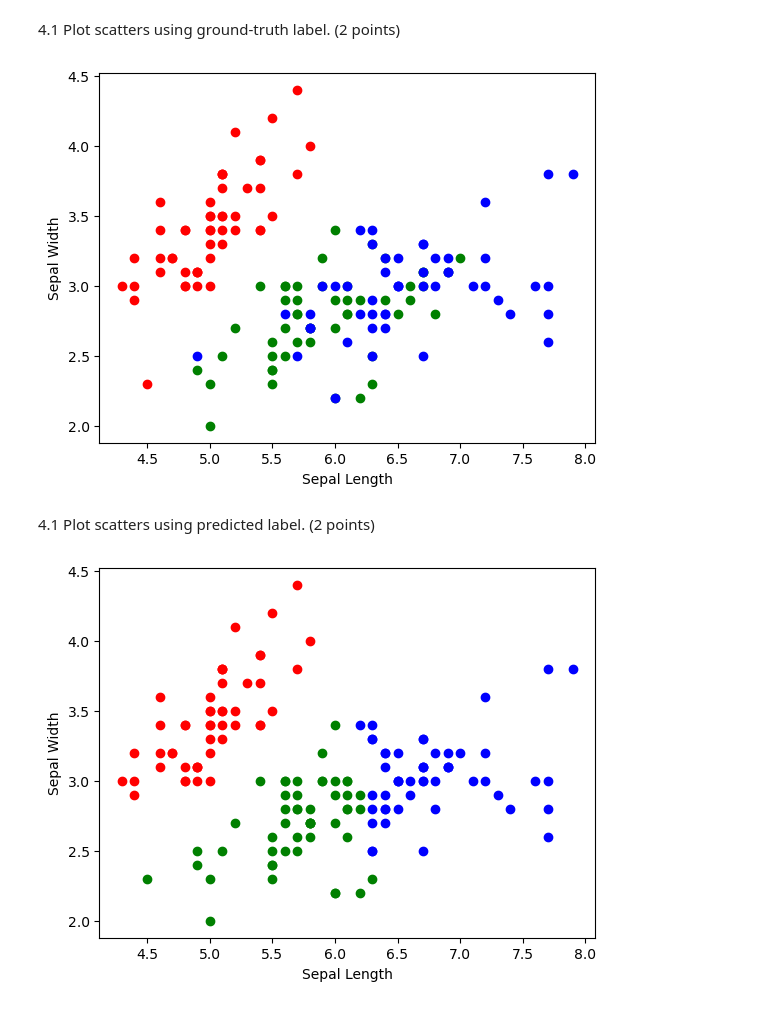
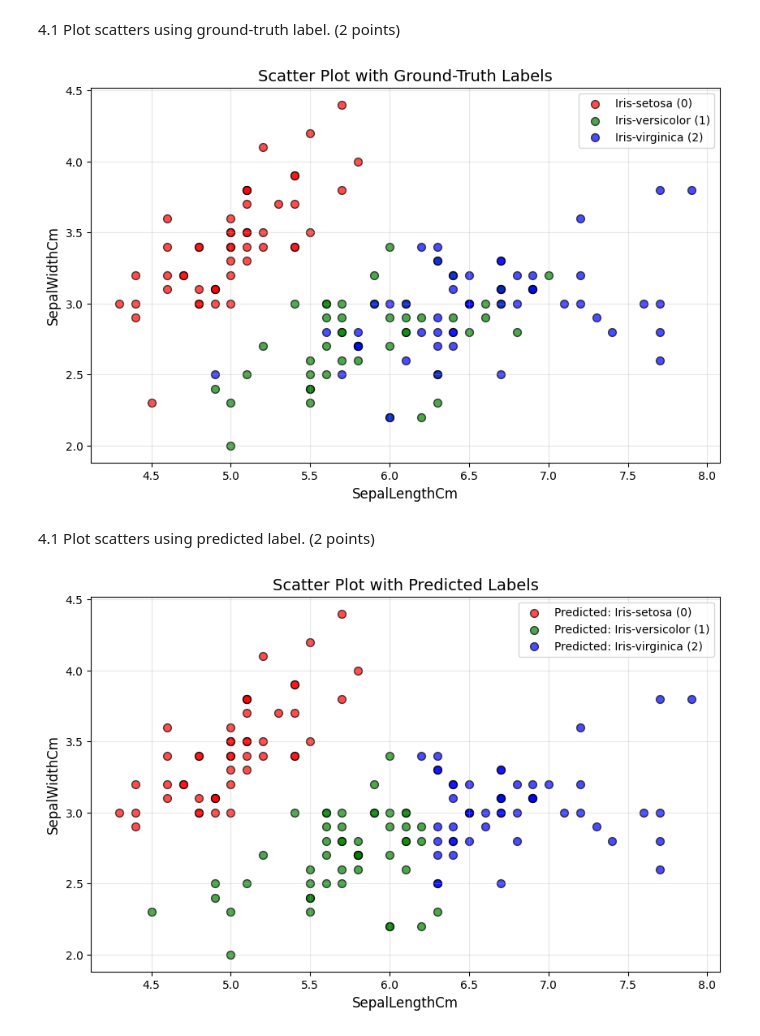
Before and after one commit to LaNasilDark/DDA3020-Assignment, a Jupyter notebook: Assiginment1/HW1_xingqiliang_Q1.ipynb, the cells around one changed output. Drawn from its saved outputs; the diff is of its cells as text; code cells hidden in the pictures.

```diff
--- a/Assiginment1/HW1_P1_Logistic.ipynb
+++ b/Assiginment1/HW1_xingqiliang_Q1.ipynb
@@ -39,13 +39,11 @@ df.head(10)
 ########################
 # Map species to numeric labels: Iris-setosa -> 0, Iris-versicolor -> 1, Iris-virginica -> 2
 species_mapping = {'Iris-setosa': 0, 'Iris-versicolor': 1, 'Iris-virginica': 2}
-df['SpeciesLabel'] = df['Species'].map(species_mapping)
+df['Species_label'] = df['Species'].map(species_mapping)
 
 # Convert to numpy.ndarray with shape (num_data, 1)
-y = df['SpeciesLabel'].values.reshape(-1, 1)
+y = df['Species_label'].values.reshape(-1, 1)
 
 # Show data every 10 lines
-print(f"Shape: {y.shape}")
-print("\nData every 10 lines:")
-print(y[::10])
+df.iloc[::10]
 # %% [output]
@@ -228,6 +240,10 @@ array([[-0.05 , -0.175,  0.225],
 ########################
 # Write your code here #
 ########################
+# Add x_0 = 1 column to X
+# X shape: [num_data, 2] -> [num_data, 3]
+X = np.c_[np.ones(X.shape[0]), X]
+X
 # %% [output]
 array([[1. , 5.1, 3.5],
        [1. , 4.9, 3. ],
@@ -296,14 +342,67 @@ w = gradient_descent(X, y, lr, epoch)
 # %%
 ########################
 # Write your code here #
 ########################
+# Plot scatter plot using ground-truth labels
+plt.figure(figsize=(10, 6))
+
+# Define colors for each class
+colors = ['red', 'green', 'blue']
+labels = ['Iris-setosa (0)', 'Iris-versicolor (1)', 'Iris-virginica (2)']
+
+# Plot each class separately
+for i in range(3):
+    # Find indices where y equals i
+    indices = (y.flatten() == i)
+    # Plot points for this class (X[:, 1] is SepalLengthCm, X[:, 2] is SepalWidthCm)
+    plt.scatter(X[indices, 1], X[indices, 2],
+                c=colors[i], label=labels[i],
+                alpha=0.7, edgecolors='black', s=50)
+
+plt.xlabel('SepalLengthCm', fontsize=12)
+plt.ylabel('SepalWidthCm', fontsize=12)
+plt.title('Scatter Plot with Ground-Truth Labels', fontsize=14)
+plt.legend(fontsize=10)
+plt.grid(True, alpha=0.3)
+plt.show()
 # %% [output]
-[figure, old version]
+[figure, new version]
 # %% [markdown]
 4.1 Plot scatters using predicted label. (2 points)
 # %%
 ########################
 # Write your code here #
 ########################
+# Get predictions using trained weights
+z = X @ w
+y_pred_probs = softmax(z)
+y_pred = np.argmax(y_pred_probs, axis=1).reshape(-1, 1)
+
+# Plot scatter plot using predicted labels
+plt.figure(figsize=(10, 6))
+
+# Define colors for each class
+colors = ['red', 'green', 'blue']
+labels = ['Predicted: Iris-setosa (0)', 'Predicted: Iris-versicolor (1)', 'Predicted: Iris-virginica (2)']
+
+# Plot each class separately
+for i in range(3):
+    # Find indices where predicted label equals i
+    indices = (y_pred.flatten() == i)
+    # Plot points for this class (X[:, 1] is SepalLengthCm, X[:, 2] is SepalWidthCm)
+    plt.scatter(X[indices, 1], X[indices, 2],
+                c=colors[i], label=labels[i],
+                alpha=0.7, edgecolors='black', s=50)
+
+plt.xlabel('SepalLengthCm', fontsize=12)
+plt.ylabel('SepalWidthCm', fontsize=12)
+plt.title('Scatter Plot with Predicted Labels', fontsize=14)
+plt.legend(fontsize=10)
+plt.grid(True, alpha=0.3)
+plt.show()
+
+# Calculate and print accuracy
+# accuracy = np.mean(y_pred == y) * 100
+# print(f"\nModel Accuracy: {accuracy:.2f}%")
 # %% [output]
-[figure, old version]
+[figure, new version]
```
Also changed, not shown: parts of 6 cells of this notebook, 2 other files.
